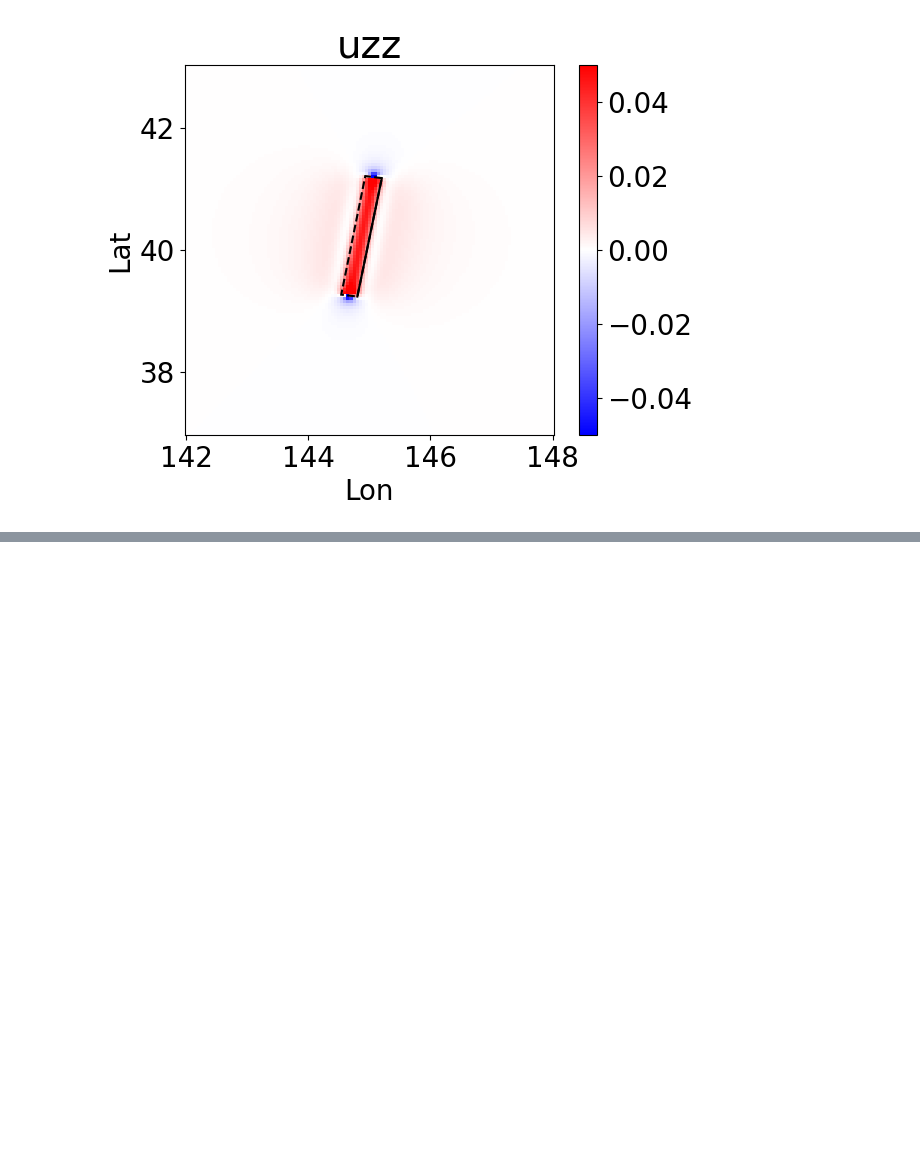
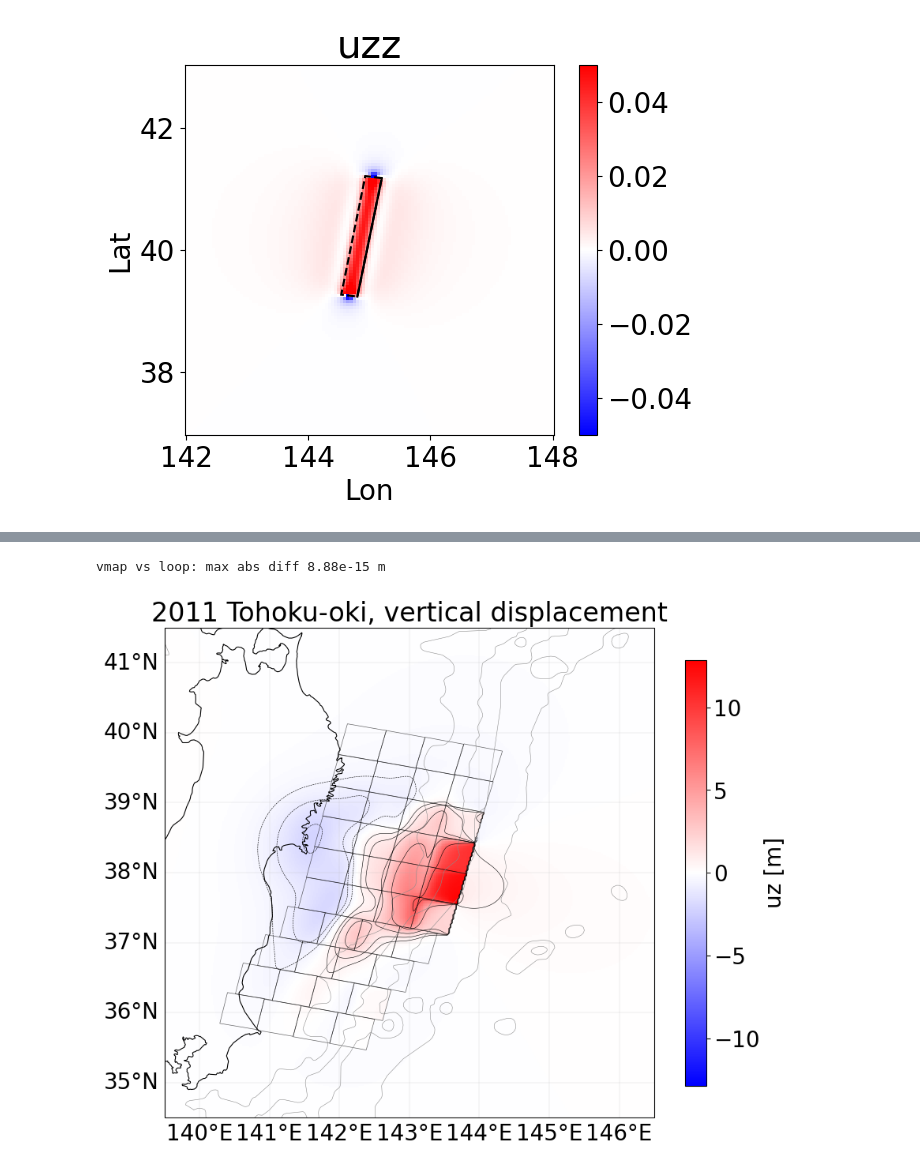
Before and after one commit to msomeya1/OkadaJAX, a Jupyter notebook: 3_OkadaWrapper_compute.ipynb, the cells around one changed output, grey strips where cells are left out. Saved outputs shown, nothing was run; the diff lists cells and outputs as text; code cells hidden in the pictures; blank space fills up the shorter version.

```diff
--- a/3_OkadaWrapper_compute.ipynb
+++ b/3_OkadaWrapper_compute.ipynb
@@ -1,4 +1,9 @@
 # %%
+import jax
+# JAX truncates float64 to float32 unless this is set.  Enable it before any
+# array is created (see Remark 1 of the README).
+jax.config.update("jax_enable_x64", True)
+
 import jax.numpy as jnp
 import pyproj
 import matplotlib.pyplot as plt
@@ -457,0 +478,12 @@ for i, var in enumerate(var_list):
+# %%
+import numpy as np
+import cartopy.crs as ccrs
+import cartopy.feature as cfeature
+
+# lat, lon, depth, length, width, dip, strike, rake, slip
+lat_f, lon_f, depth, length, width, dip, strike, rake, slip = np.loadtxt(
+    "data/2011Tohoku_Fujii_v4.2.txt", comments="!").T
+
+print(f"{len(lat_f)} subfaults")
+print(f"slip  {slip.min():.2f} - {slip.max():.2f} m")
+print(f"depth {depth.min():.2f} - {depth.max():.2f} km")
@@ -457,0 +544,50 @@ for i, var in enumerate(var_list):
+# %%
+# `vmap` is a convenience, not a requirement: a Python loop gives the same answer.
+# What `vmap` buys is one batched call instead of 40 sequential ones.
+one_fault_jit = jax.jit(one_fault)
+uz_loop = sum(one_fault_jit(faults[i]) for i in range(len(faults)))
+
+print(f"vmap vs loop: max abs diff {float(jnp.abs(uz - uz_loop).max()):.2e} m")
+# %% [output]
+vmap vs loop: max abs diff 8.88e-15 m
+# %%
+# outline of each subfault, from its top-left corner (the file's convention)
+ss, cs = np.sin(np.deg2rad(strike)), np.cos(np.deg2rad(strike))
+cd = np.cos(np.deg2rad(dip))
+dx = np.stack([np.zeros_like(ss), width*cd*cs, length*ss + width*cd*cs, length*ss], axis=1)
+dy = np.stack([np.zeros_like(ss), -width*cd*ss, length*cs - width*cd*ss, length*cs], axis=1)
+
+xy2ll = pyproj.Transformer.from_crs(ll2xy.target_crs, "EPSG:4326", always_xy=True)
+corner_lon, corner_lat = xy2ll.transform(x_fault[:, None] + dx, y_fault[:, None] + dy)
+
+
+proj = ccrs.PlateCarree()
+fig, ax = plt.subplots(figsize=(10, 10), subplot_kw={"projection": proj})
+
+v = float(jnp.abs(uz).max())
+im = ax.pcolormesh(Lon, Lat, np.asarray(uz), cmap="bwr", vmin=-v, vmax=v, transform=proj)
+
+# Bathymetry.  Natural Earth ships these as nested polygons at fixed depths, so
+# drawing their outlines gives isobaths; the 200 m one duplicates the coastline
+# at this scale and the 1000 m one has a straight artefact across the map.
+for code, depth in [("I", 2000), ("G", 4000), ("E", 6000)]:
+    ax.add_feature(cfeature.NaturalEarthFeature("physical", f"bathymetry_{code}_{depth}", "10m"),
+                   facecolor="none", edgecolor="0.55", linewidth=0.4)
+
+ax.contour(Lon, Lat, np.asarray(uz), levels=[-2, -1, -0.5, 0.5, 1, 2, 4, 8],
+           colors="k", linewidths=0.4, transform=proj)
+
+for k in range(len(x_fault)):
+    ax.add_patch(patches.Polygon(np.c_[corner_lon[k], corner_lat[k]], fill=False,
+                                 ec="k", lw=0.5, alpha=0.6, transform=proj))
+
+ax.coastlines(resolution="10m", linewidth=0.8)
+ax.set_extent([lon_min, lon_max, lat_min, lat_max], crs=proj)
+gl = ax.gridlines(draw_labels=True, linewidth=0.3, alpha=0.5)
+gl.top_labels = gl.right_labels = False
+
+ax.set_title("2011 Tohoku-oki, vertical displacement")
+fig.colorbar(im, ax=ax, label="uz [m]", shrink=0.7)
+fig.show()
+# %% [output]
+[figure, added]
```
Also changed, not shown: parts of 11 cells of this notebook, 26 other files.
